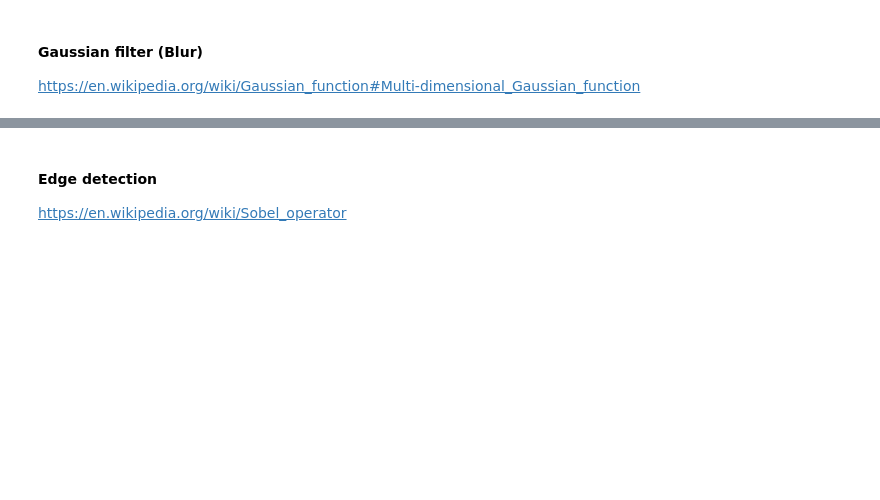
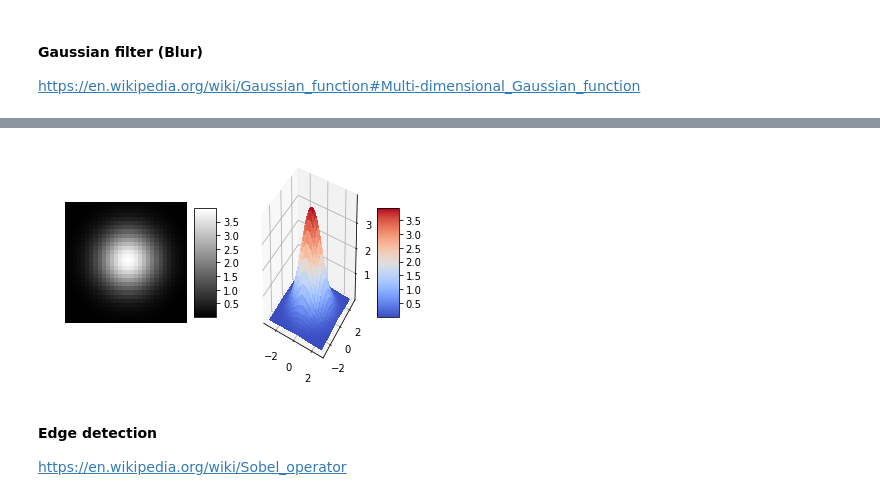
Before and after one commit to SeguinBe/DHWorkshop2017, a Jupyter notebook: first-session/WS-DH17.ipynb, the cells around one changed output, grey strips where cells are left out. Drawn from its saved outputs; the diff is of its cells as text; code cells hidden in the pictures; blank space fills up the shorter version.

```diff
--- a/first-session/WS-DH17.ipynb
+++ b/first-session/WS-DH17.ipynb
@@ -113,23 +147,25 @@ plt.imshow(blurred_image)
 # %%
 X = np.arange(-3, 3, 0.2)
 Y = np.arange(-3, 3, 0.2)
 X, Y = np.meshgrid(X, Y)
 Z = (10/np.sqrt(2*np.pi)*np.exp(-(X**2/2)-(Y**2/2)))
 
 fig = plt.figure()
 # Plot 2D kernel
 ax = fig.add_subplot(1, 2, 1)
 ker = ax.imshow(Z, cmap='gray')
 plt.gca().invert_yaxis()
 plt.colorbar(ker, shrink=0.5, aspect=5)
 plt.axis('off')
 
 # Plot the surface
 ax = fig.add_subplot(1, 2, 2, projection='3d')
-surf = ax.plot_surface(X, Y, Z, cmap=cm.coolwarm, linewidth=0, antialiased=False)
+surf = ax.plot_surface(X, Y, Z, cmap='coolwarm', linewidth=0, antialiased=False)
 fig.colorbar(surf, shrink=0.5, aspect=5)
 
 plt.show()
+# %% [output]
+[figure, added]
 # %% [markdown]
 #### Edge detection
 https://en.wikipedia.org/wiki/Sobel_operator
```
Also changed, not shown: parts of 29 cells of this notebook.
